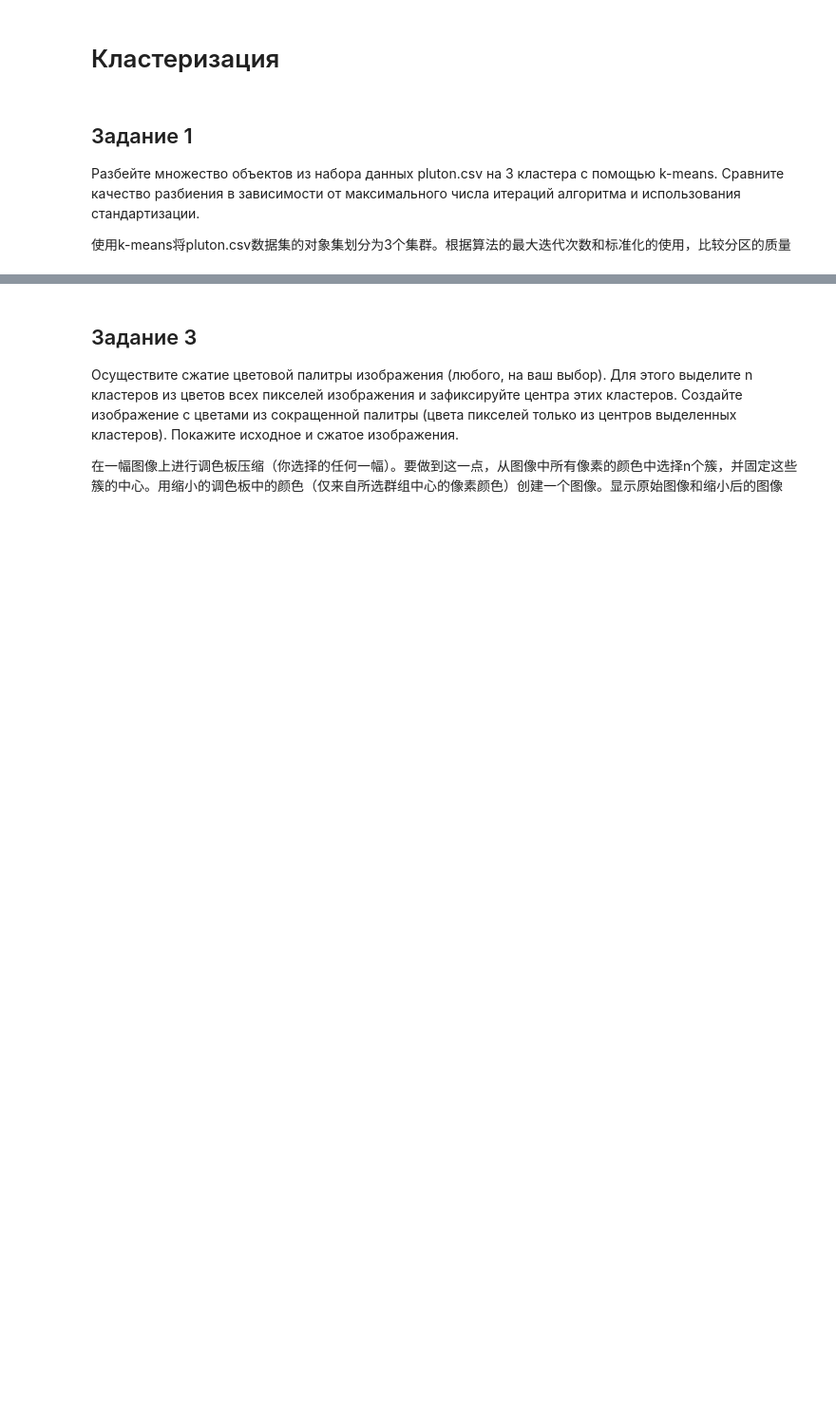
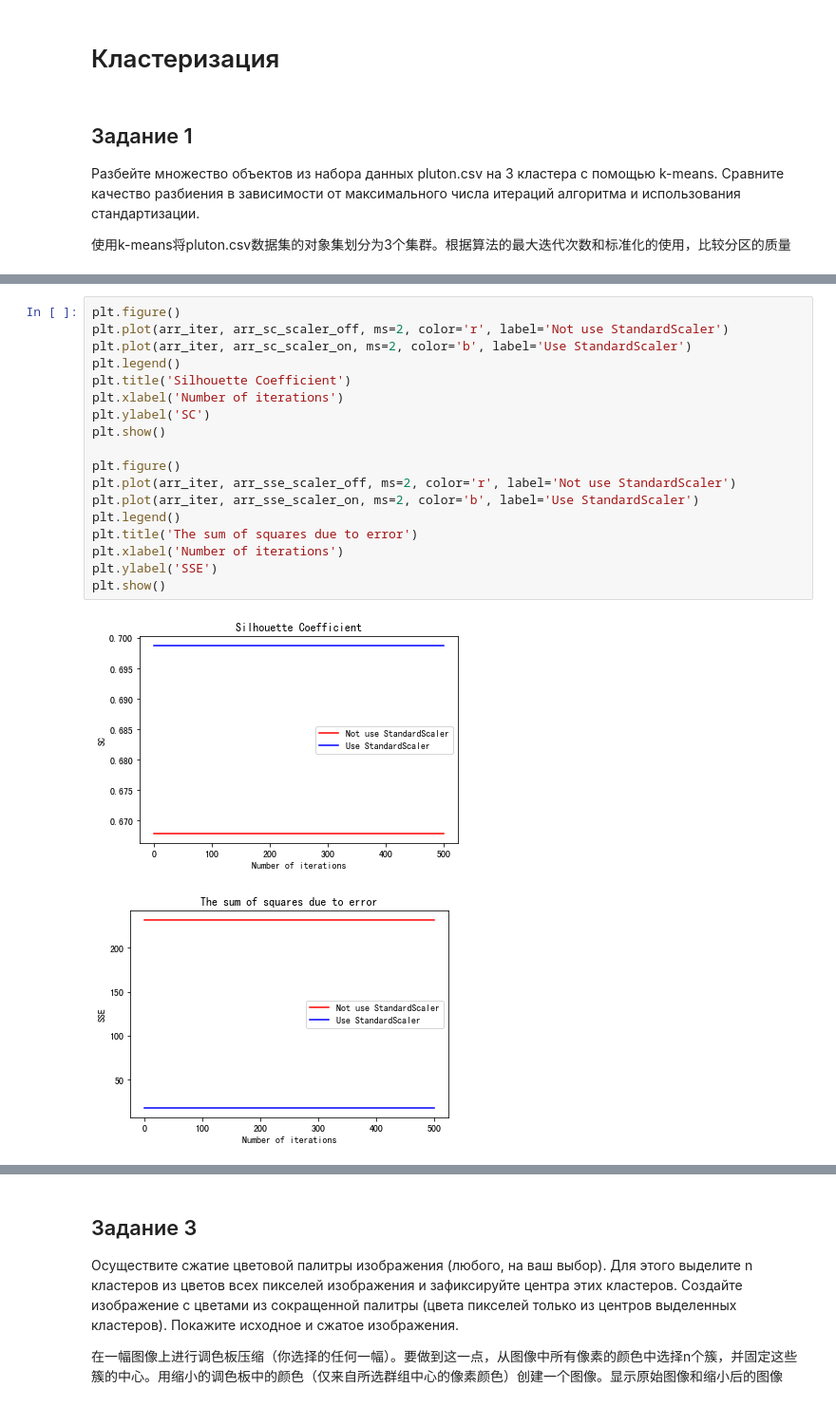
Before and after one commit to NekoSilverFox/Machine-learning, a Jupyter notebook: 125 - 聚类算法 - SPbSTU - lab3/lab3 - 聚类算法.ipynb, the cells around one changed output, grey strips where cells are left out. Shown: that part at 95% size. Saved outputs shown, nothing was run; the diff lists cells and outputs as text; blank space fills up the shorter version.

```diff
--- a/125 - 聚类算法 - SPbSTU - lab3/lab3 - 聚类算法.ipynb
+++ b/125 - 聚类算法 - SPbSTU - lab3/lab3 - 聚类算法.ipynb
@@ -8,0 +37,21 @@
+# %%
+plt.figure()
+plt.plot(arr_iter, arr_sc_scaler_off, ms=2, color='r', label='Not use StandardScaler')
+plt.plot(arr_iter, arr_sc_scaler_on, ms=2, color='b', label='Use StandardScaler')
+plt.legend()
+plt.title('Silhouette Coefficient')
+plt.xlabel('Number of iterations')
+plt.ylabel('SC')
+plt.show()
+
+plt.figure()
+plt.plot(arr_iter, arr_sse_scaler_off, ms=2, color='r', label='Not use StandardScaler')
+plt.plot(arr_iter, arr_sse_scaler_on, ms=2, color='b', label='Use StandardScaler')
+plt.legend()
+plt.title('The sum of squares due to error')
+plt.xlabel('Number of iterations')
+plt.ylabel('SSE')
+plt.show()
+# %% [output]
+[figure, added]
+[figure, added]
```
Also changed, not shown: parts of 11 cells of this notebook, 1 other file.
